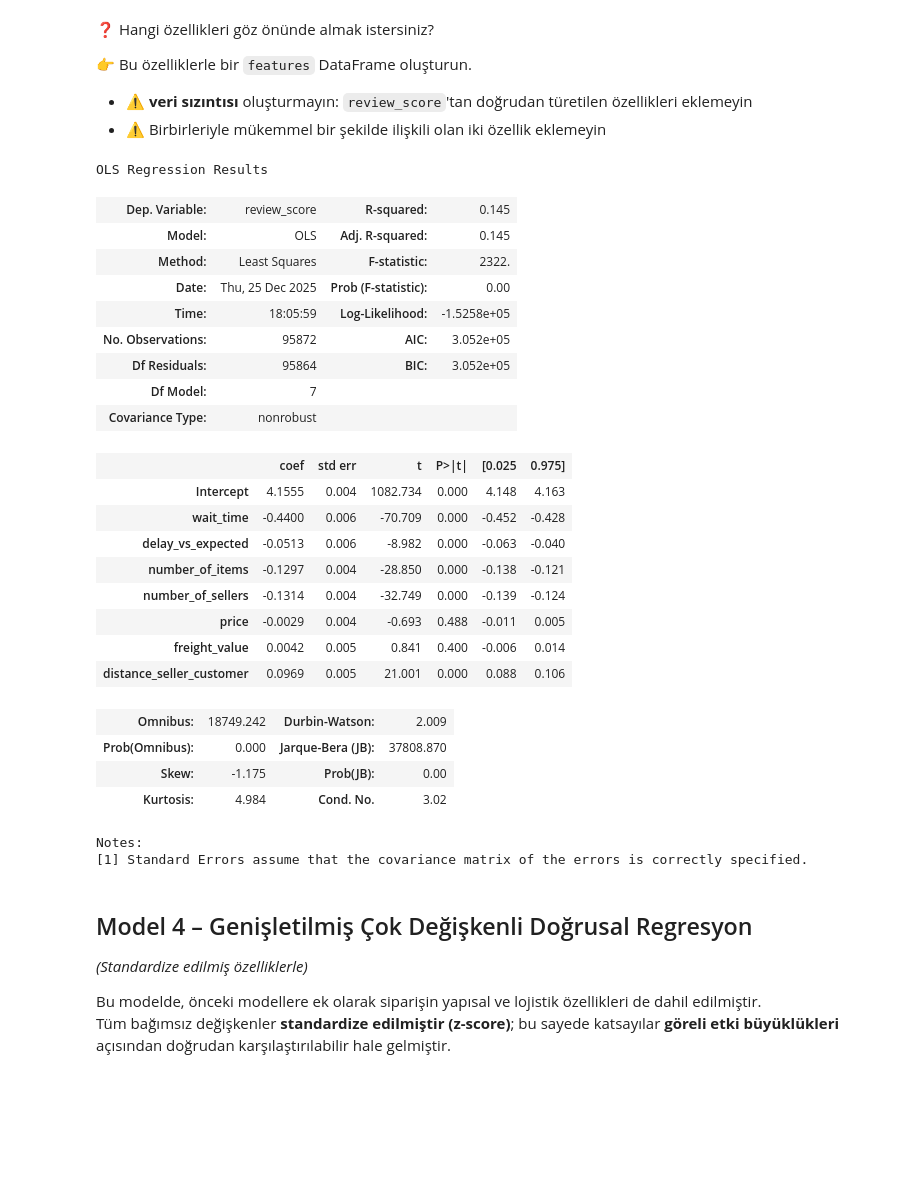
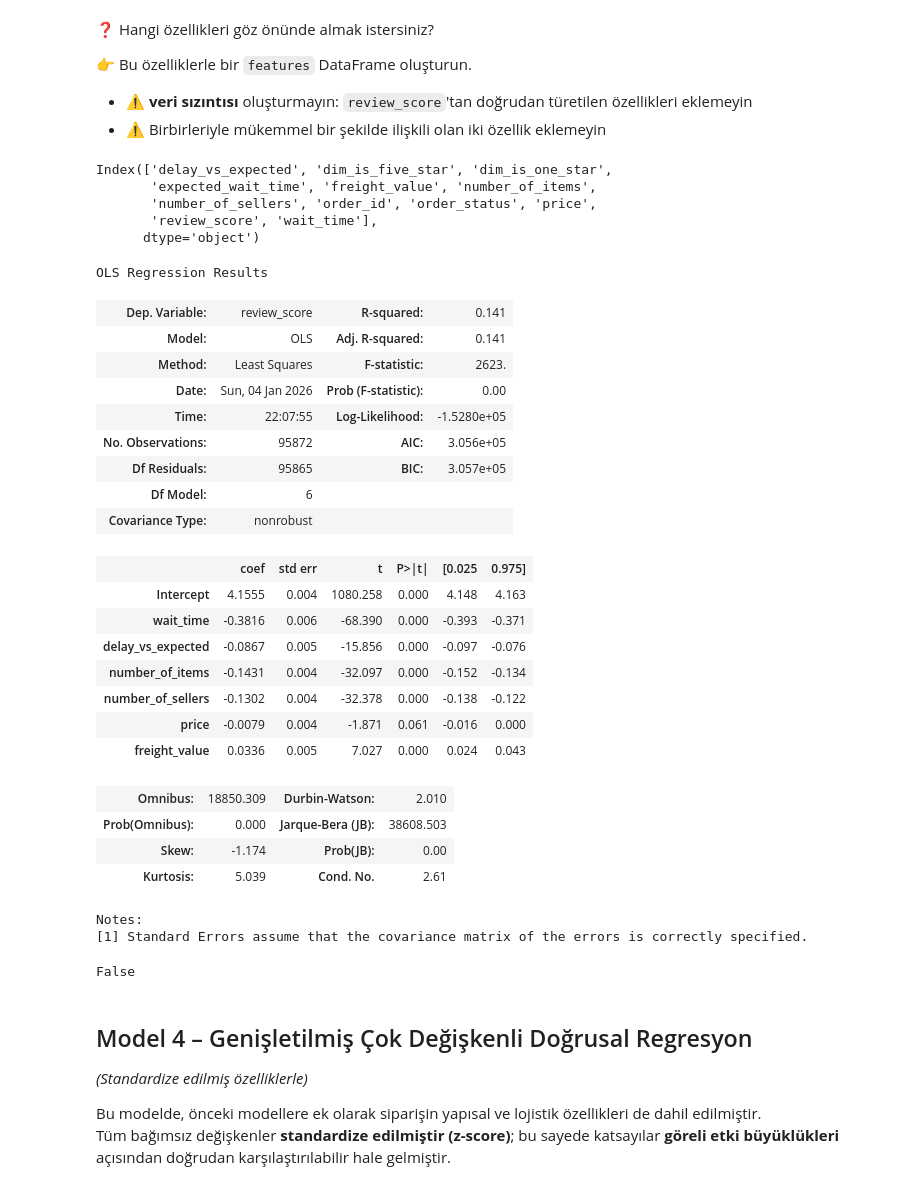
Before and after one commit to totkanligizem/data-orders-regression, a Jupyter notebook: orders_regression.ipynb, the cells around one changed output. Saved outputs shown, nothing was run; the diff lists cells and outputs as text; code cells hidden in the pictures; blank space fills up the shorter version.

```diff
--- a/orders_regression.ipynb
+++ b/orders_regression.ipynb
@@ -494,9 +497,16 @@ features = orders[
         "number_of_sellers",
         "price",
         "freight_value",
-        "distance_seller_customer",
     ]
 ]
+# %%
+orders.columns
+# %% [output]
+Index(['delay_vs_expected', 'dim_is_five_star', 'dim_is_one_star',
+       'expected_wait_time', 'freight_value', 'number_of_items',
+       'number_of_sellers', 'order_id', 'order_status', 'price',
+       'review_score', 'wait_time'],
+      dtype='object')
 # %%
 orders_standardized = (features - features.mean()) / features.std()
 
@@ -504,47 +514,51 @@ orders_standardized["review_score"] = orders["review_score"]
 # %%
 import statsmodels.formula.api as smf
 
-model4 = smf.ols(
-    """
-    review_score ~
-    wait_time +
-    delay_vs_expected +
-    number_of_items +
-    number_of_sellers +
-    price +
-    freight_value +
-    distance_seller_customer
-    """,
-    data=orders_standardized
-).fit()
+base_terms = [
+    "wait_time",
+    "delay_vs_expected",
+    "number_of_items",
+    "number_of_sellers",
+    "price",
+    "freight_value",
+]
 
+if "distance_seller_customer" in orders_standardized.columns:
+    base_terms.append("distance_seller_customer")
+
+formula = "review_score ~ " + " + ".join(base_terms)
+
+model4 = smf.ols(formula, data=orders_standardized).fit()
 model4.summary()
 # %% [output]
 OLS Regression Results
-| Dep. Variable: | review_score | R-squared: | 0.145 |
-| Model: | OLS | Adj. R-squared: | 0.145 |
-| Method: | Least Squares | F-statistic: | 2322. |
-| Date: | Thu, 25 Dec 2025 | Prob (F-statistic): | 0.00 |
-| Time: | 18:05:59 | Log-Likelihood: | -1.5258e+05 |
-| No. Observations: | 95872 | AIC: | 3.052e+05 |
-| Df Residuals: | 95864 | BIC: | 3.052e+05 |
-| Df Model: | 7 |  |  |
+| Dep. Variable: | review_score | R-squared: | 0.141 |
+| Model: | OLS | Adj. R-squared: | 0.141 |
+| Method: | Least Squares | F-statistic: | 2623. |
+| Date: | Sun, 04 Jan 2026 | Prob (F-statistic): | 0.00 |
+| Time: | 22:07:55 | Log-Likelihood: | -1.5280e+05 |
+| No. Observations: | 95872 | AIC: | 3.056e+05 |
+| Df Residuals: | 95865 | BIC: | 3.057e+05 |
+| Df Model: | 6 |  |  |
 | Covariance Type: | nonrobust |  |  |
 |  | coef | std err | t | P>|t| | [0.025 | 0.975] |
-| Intercept | 4.1555 | 0.004 | 1082.734 | 0.000 | 4.148 | 4.163 |
-| wait_time | -0.4400 | 0.006 | -70.709 | 0.000 | -0.452 | -0.428 |
-| delay_vs_expected | -0.0513 | 0.006 | -8.982 | 0.000 | -0.063 | -0.040 |
-| number_of_items | -0.1297 | 0.004 | -28.850 | 0.000 | -0.138 | -0.121 |
-| number_of_sellers | -0.1314 | 0.004 | -32.749 | 0.000 | -0.139 | -0.124 |
-| price | -0.0029 | 0.004 | -0.693 | 0.488 | -0.011 | 0.005 |
-| freight_value | 0.0042 | 0.005 | 0.841 | 0.400 | -0.006 | 0.014 |
-| distance_seller_customer | 0.0969 | 0.005 | 21.001 | 0.000 | 0.088 | 0.106 |
+| Intercept | 4.1555 | 0.004 | 1080.258 | 0.000 | 4.148 | 4.163 |
+| wait_time | -0.3816 | 0.006 | -68.390 | 0.000 | -0.393 | -0.371 |
+| delay_vs_expected | -0.0867 | 0.005 | -15.856 | 0.000 | -0.097 | -0.076 |
+| number_of_items | -0.1431 | 0.004 | -32.097 | 0.000 | -0.152 | -0.134 |
+| number_of_sellers | -0.1302 | 0.004 | -32.378 | 0.000 | -0.138 | -0.122 |
+| price | -0.0079 | 0.004 | -1.871 | 0.061 | -0.016 | 0.000 |
+| freight_value | 0.0336 | 0.005 | 7.027 | 0.000 | 0.024 | 0.043 |
-| Omnibus: | 18749.242 | Durbin-Watson: | 2.009 |
-| Prob(Omnibus): | 0.000 | Jarque-Bera (JB): | 37808.870 |
-| Skew: | -1.175 | Prob(JB): | 0.00 |
-| Kurtosis: | 4.984 | Cond. No. | 3.02 |
+| Omnibus: | 18850.309 | Durbin-Watson: | 2.010 |
+| Prob(Omnibus): | 0.000 | Jarque-Bera (JB): | 38608.503 |
+| Skew: | -1.174 | Prob(JB): | 0.00 |
+| Kurtosis: | 5.039 | Cond. No. | 2.61 |
 Notes:
 [1] Standard Errors assume that the covariance matrix of the errors is correctly specified.
+# %%
+"distance_seller_customer" in orders_standardized.columns
+# %% [output]
+False
 # %% [markdown]
 ## Model 4 – Genişletilmiş Çok Değişkenli Doğrusal Regresyon
 *(Standardize edilmiş özelliklerle)*
```
Also changed, not shown: parts of 12 cells of this notebook, 3 other files.
